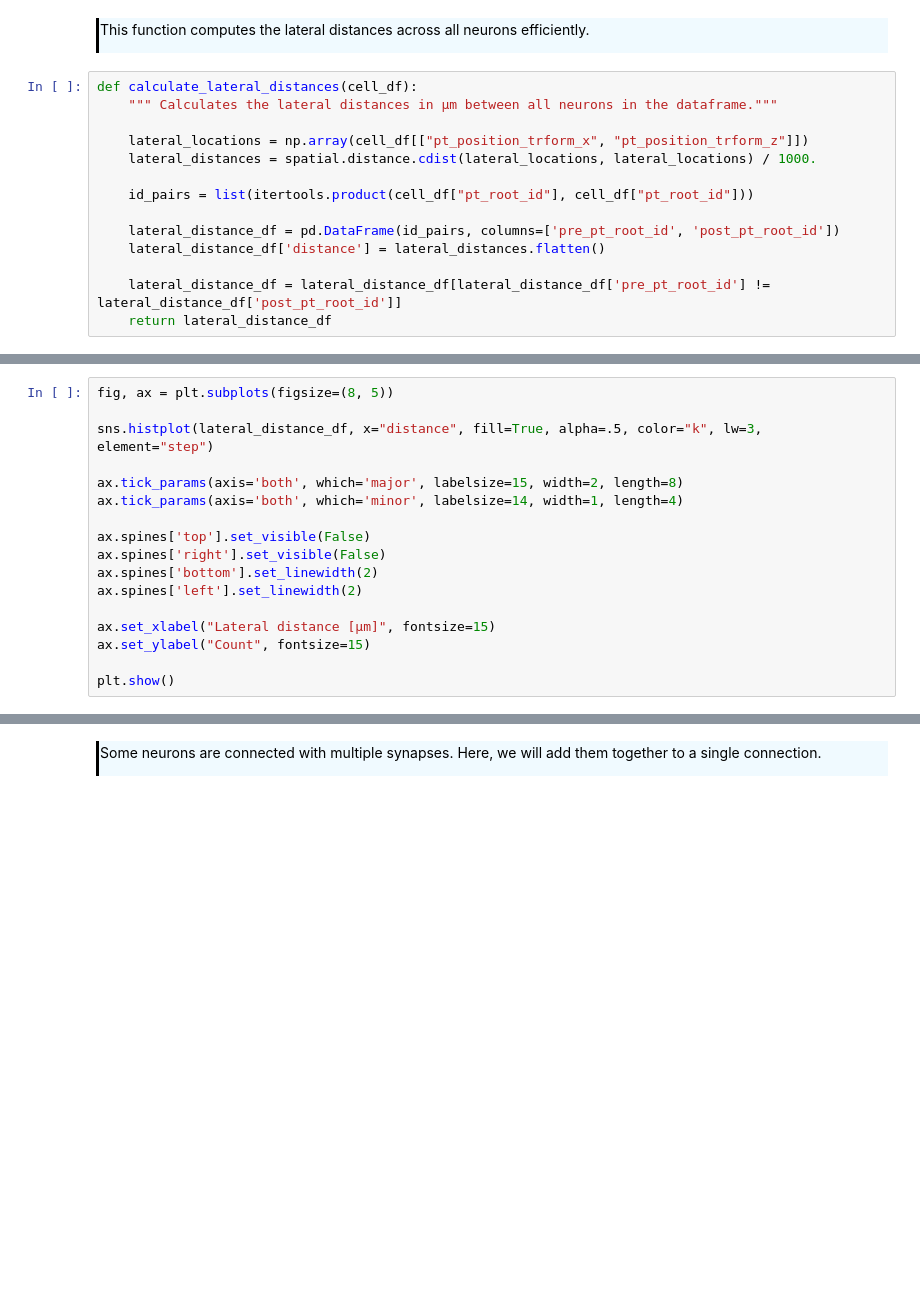
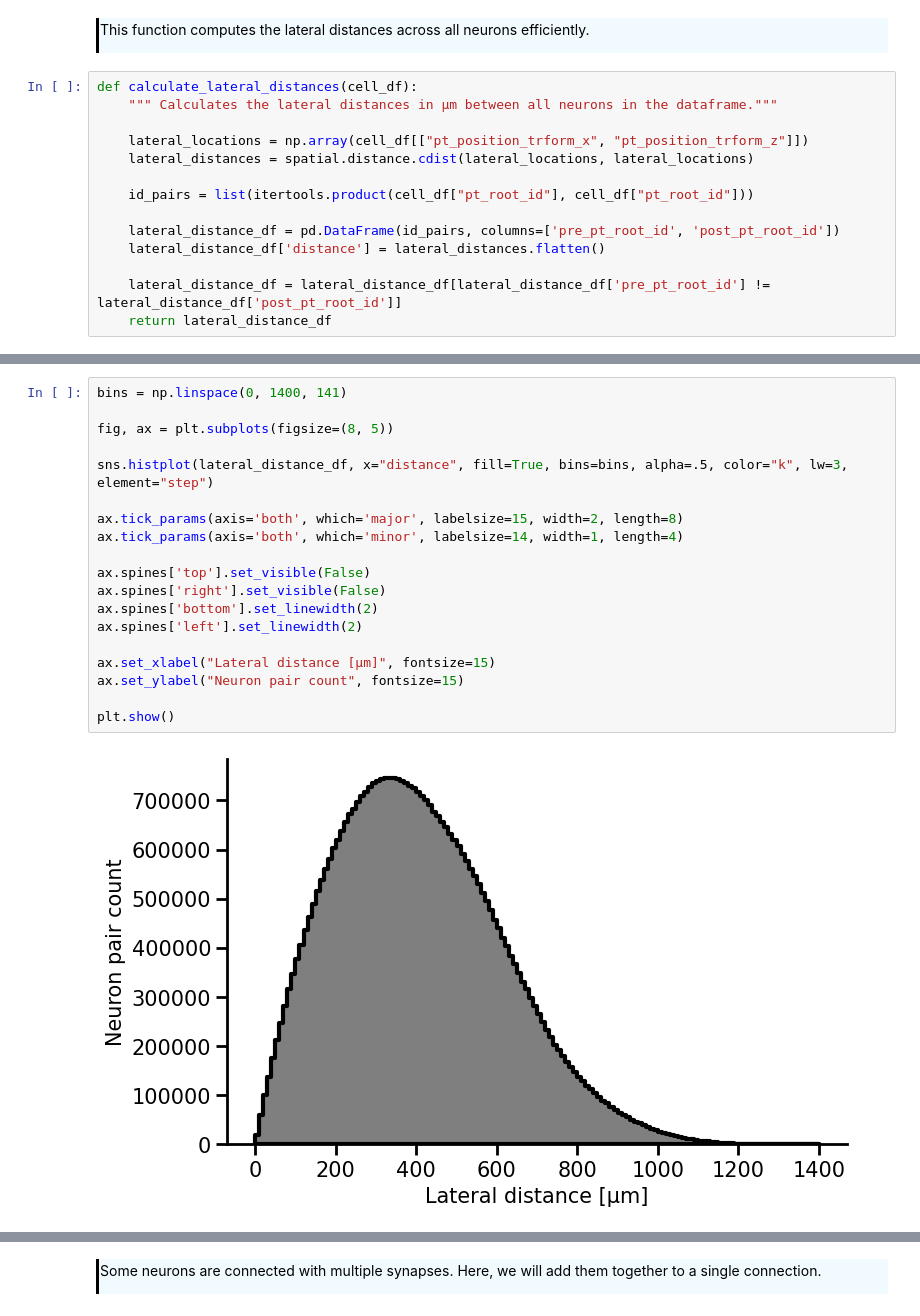
Before and after one commit to AllenSWDB/SWDB_2025_Connectomics, a Jupyter notebook: code/solutions/Workshop2 - Solutions.ipynb, the cells around one changed output, grey strips where cells are left out. Drawn from its saved outputs; the diff is of its cells as text; blank space fills up the shorter version.

```diff
--- a/code/solutions/Workshop2 - Solutions.ipynb
+++ b/code/solutions/Workshop2 - Solutions.ipynb
@@ -142,7 +215,7 @@ def calculate_lateral_distances(cell_df):
     """ Calculates the lateral distances in µm between all neurons in the dataframe."""
 
     lateral_locations = np.array(cell_df[["pt_position_trform_x", "pt_position_trform_z"]])
-    lateral_distances = spatial.distance.cdist(lateral_locations, lateral_locations) / 1000.
+    lateral_distances = spatial.distance.cdist(lateral_locations, lateral_locations)
 
     id_pairs = list(itertools.product(cell_df["pt_root_id"], cell_df["pt_root_id"]))
 
@@ -157,20 +237,24 @@ lateral_distance_df.head(5)
 # %%
+bins = np.linspace(0, 1400, 141)
+
 fig, ax = plt.subplots(figsize=(8, 5))
 
-sns.histplot(lateral_distance_df, x="distance", fill=True, alpha=.5, color="k", lw=3, element="step")
+sns.histplot(lateral_distance_df, x="distance", fill=True, bins=bins, alpha=.5, color="k", lw=3, element="step")
 
 ax.tick_params(axis='both', which='major', labelsize=15, width=2, length=8)
 ax.tick_params(axis='both', which='minor', labelsize=14, width=1, length=4)
 
 ax.spines['top'].set_visible(False)
 ax.spines['right'].set_visible(False)
 ax.spines['bottom'].set_linewidth(2)
 ax.spines['left'].set_linewidth(2)
 
 ax.set_xlabel("Lateral distance [µm]", fontsize=15)
-ax.set_ylabel("Count", fontsize=15)
+ax.set_ylabel("Neuron pair count", fontsize=15)
 
 plt.show()
+# %% [output]
+[figure, added]
 # %% [markdown]
 <div style="border-left: 3px solid #000; padding: 1px; padding-left: 10px; background: #F0FAFF; ">
 
```
Also changed, not shown: parts of 99 cells of this notebook, 1 other file.
